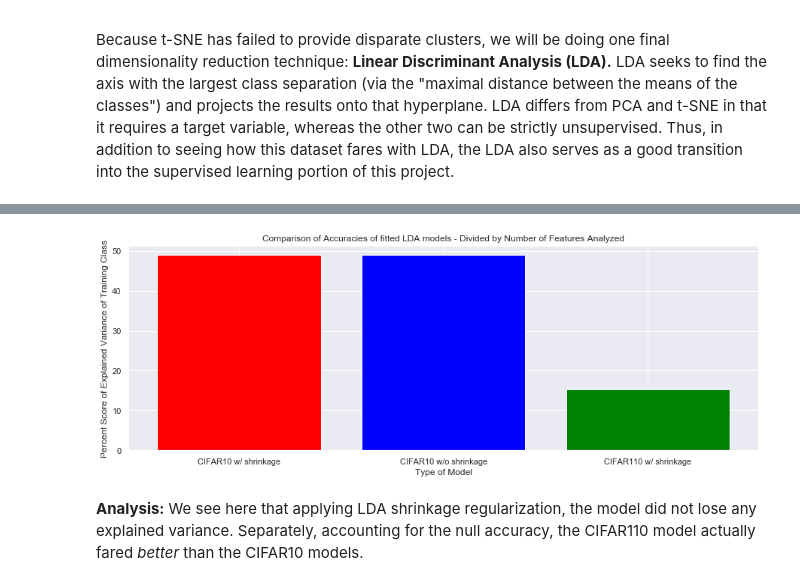
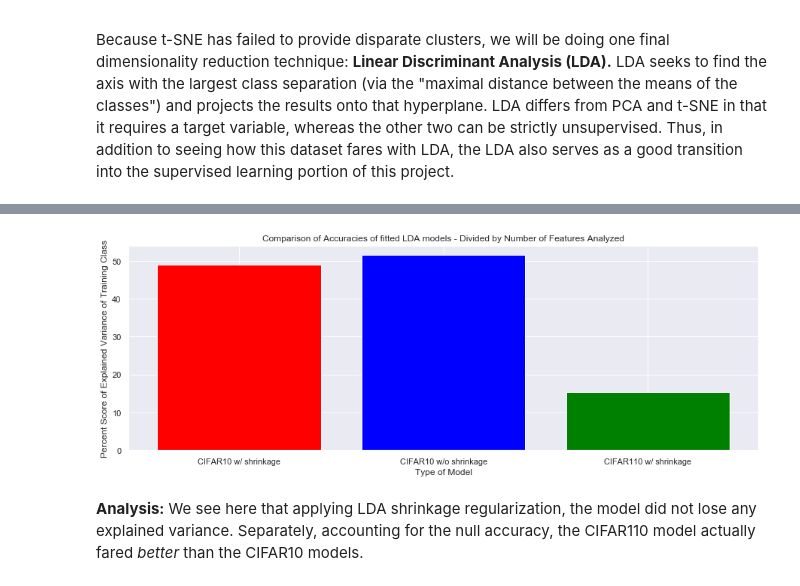
Before and after one commit to jafonte01/CAPSTONE---FINAL, a Jupyter notebook: Final Capstone Project.ipynb, the cells around one changed output, grey strips where cells are left out. Cells and saved outputs as stored; diff of their text form; code cells hidden in the pictures.

```diff
--- a/Final Capstone Project.ipynb
+++ b/Final Capstone Project.ipynb
@@ -895,10 +895,9 @@ x110train = X110trainflatagain.astype(float)
 x110test = X110testflatagain.astype(float)
 
 # normalizing by dividing values by 255
+# don't need to comment out because the variables get reset every time the cell is run
 
-
-# ---commented out because I don't want to run that more than once---
-#x10train /= 255
-#x10test /= 255
-#x110train /= 255
-#x110test /= 255
+x10train /= 255
+x10test /= 255
+x110train /= 255
+x110test /= 255
@@ -1308,7 +1319,7 @@ print('LDA with shrinkage done! Time elapsed: {} seconds'.format(time.time()-tim
 
 time_start = time.time()
 
-lda1noshrink = LinearDiscriminantAnalysis(solver='lsqr', shrinkage='auto').fit(x10train, df10_train['Target Labels'])
+lda1noshrink = LinearDiscriminantAnalysis(solver='lsqr', shrinkage=None).fit(x10train, df10_train['Target Labels'])
 score2 = lda1noshrink.score(x10train, df10_train['Target Labels'])*100
 
 print('LDA without shrinkage done! Time elapsed: {} seconds'.format(time.time()-time_start))
@@ -1319,11 +1330,13 @@ time_start = time.time()
 
 lda2 = LinearDiscriminantAnalysis(solver='lsqr', shrinkage='auto').fit(x110train, df110train['Target Num'].tolist())
 lda2pred = lda2.predict(x110test)
-score3 = accuracy_score(df110test['Target Num'].tolist(), lda2pred.tolist())*100 # lda.score can't handle df110
+score3 = accuracy_score(df110test['Target Num'].tolist(), lda2pred.tolist())*100
 
 print('LDA on CIFAR-110 with shrinkage done! Time elapsed: {} seconds'.format(time.time()-time_start))
 
 #----------------------------------------
+# plotting the above
+
 plt.figure(figsize=(15,5))
 
 plt.bar(x=['CIFAR10 w/ shrinkage', 'CIFAR10 w/o shrinkage', 'CIFAR110 w/ shrinkage'],
@@ -1333,4 +1346,6 @@ plt.xlabel('Type of Model')
 plt.ylabel('Percent Score of Explained Variance of Training Class')
 
 plt.show()
+
+# Not plotting CIFAR-110 without shrinkage - would take too long
 # %% [output]
@@ -1340,3 +1355,3 @@ LDA on CIFAR-110 with shrinkage done! Time elapsed: 216.6679708957672 seconds
-[figure, old version]
+[figure, new version]
 # %% [markdown]
 __Analysis:__ We see here that applying LDA shrinkage regularization, the model did not lose any explained variance. Separately, accounting for the null accuracy, the CIFAR110 model actually fared _better_ than the CIFAR10 models.
```
Also changed, not shown: parts of 86 cells of this notebook, 1 other file.
